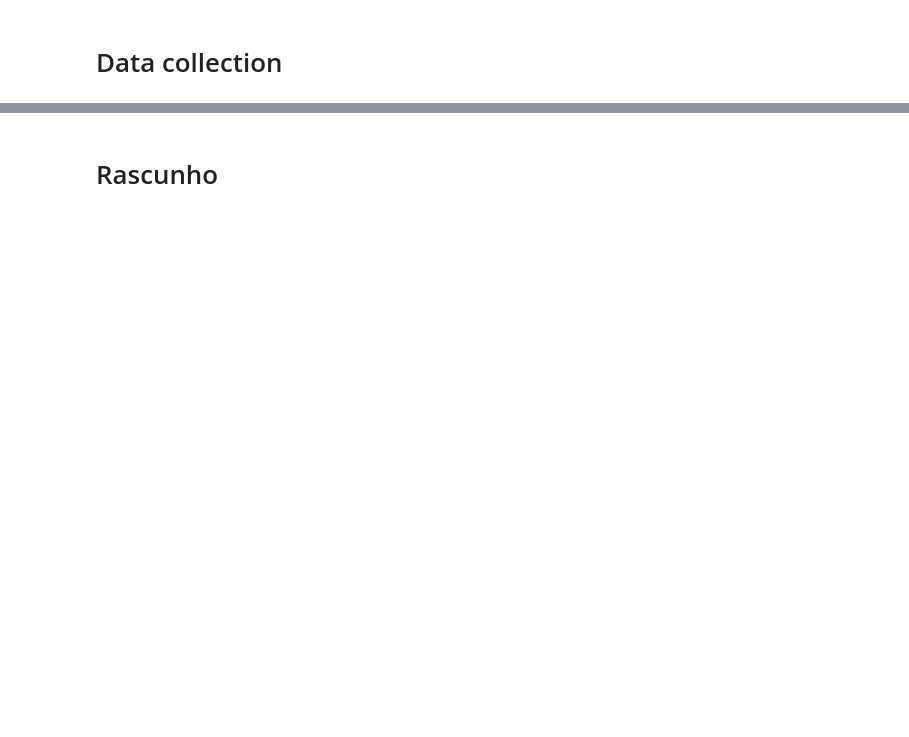
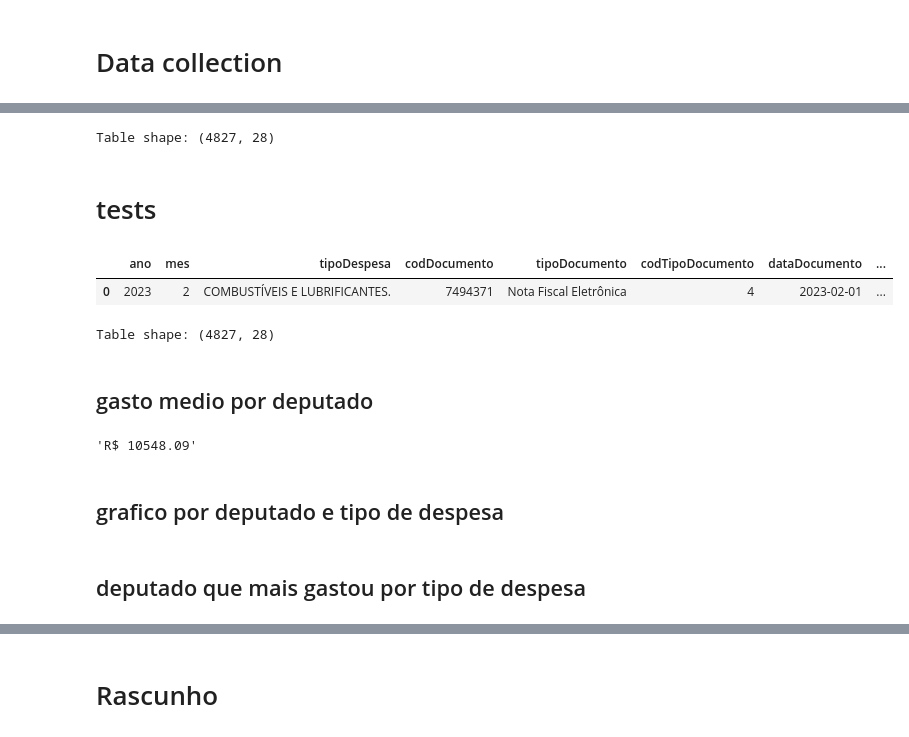
Before and after one commit to gustavolp92/camara, a Jupyter notebook: teste.ipynb, the cells around one changed output, grey strips where cells are left out. Drawn from its saved outputs; the diff is of its cells as text; code cells hidden in the pictures; blank space fills up the shorter version.

```diff
--- a/teste.ipynb
+++ b/teste.ipynb
@@ -37,5 +31,7 @@ pipeline_data_collection(update_tables, id_deputados_to_fetch, start_date, end_d
 # %%
 update_tables = dict(despesas=True,
-                     deputados=True)
+                     deputados=False)
 
 pipeline_data_processing(update_tables)
+# %% [output]
+Table shape: (4827, 28)
@@ -45,0 +38,2 @@ process_gold_table()
+# %% [markdown]
+# tests
@@ -45,0 +42,20 @@ process_gold_table()
+# %%
+df.head(1)
+# %% [output]
+|  | ano | mes | tipoDespesa | codDocumento | tipoDocumento | codTipoDocumento | dataDocumento | ... |
+| 0 | 2023 | 2 | COMBUSTÍVEIS E LUBRIFICANTES. | 7494371 | Nota Fiscal Eletrônica | 4 | 2023-02-01 | ... |
+# %%
+def process_gold_monthly_data():
+    df = pd.read_parquet('data/gold/master_table.parquet')
+
+    group_mes = df.groupby(['ano_mes', 'id_deputado'])
+    df_mes = group_mes[['Valor']].sum()
+    df_mes['Deputado'] = group_mes['nome'].max()
+    df_mes.reset_index(inplace=True)
+
+    print(f"Table shape: {df.shape}")
+    df_mes.to_parquet('data/gold/monthly_data.parquet') #TODO path in config
+
+process_gold_monthly_data()
+# %% [output]
+Table shape: (4827, 28)
@@ -45,0 +64,2 @@ process_gold_table()
+# %% [markdown]
+## gasto medio por deputado
@@ -46,3 +71,11 @@ process_gold_table()
+# %%
+def calc_avg_spend_from_period(df):
+    spend = df.groupby('ano_mes')['Valor'].mean().mean()
+    return f"R$ {round(spend, 2)}"
+
+calc_avg_spend_from_period(mensal_filtrado)
+# %% [output]
+'R$ 10548.09'
 # %%
 import plotly.graph_objects as go
 import plotly.express as px
@@ -53,2 +82,6 @@ tmp = pd.merge(tmp, deputados, how='left', left_on='id_deputado', right_index=Tr
+# %% [markdown]
+## grafico por deputado e tipo de despesa
 # %%
 px.bar(df.loc[df['ano_mes']=='2024_04'], x='nome', y='valorDocumento', color='tipoDespesa')
+# %% [markdown]
+## deputado que mais gastou por tipo de despesa
```
Also changed, not shown: parts of 15 cells of this notebook, 3 other files.
